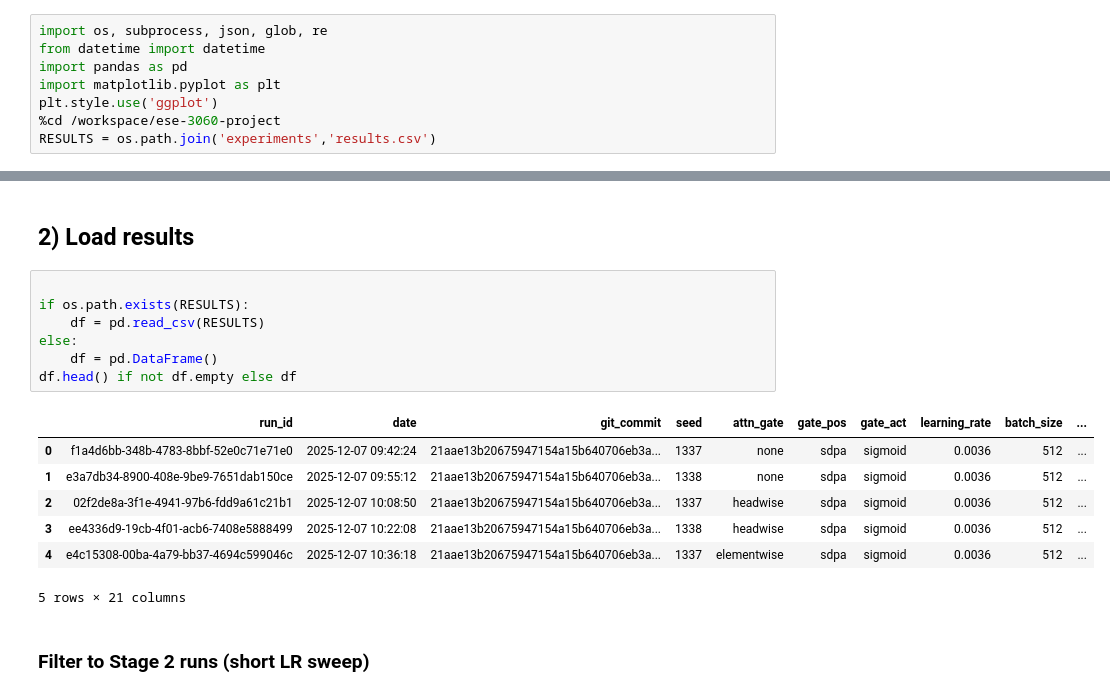
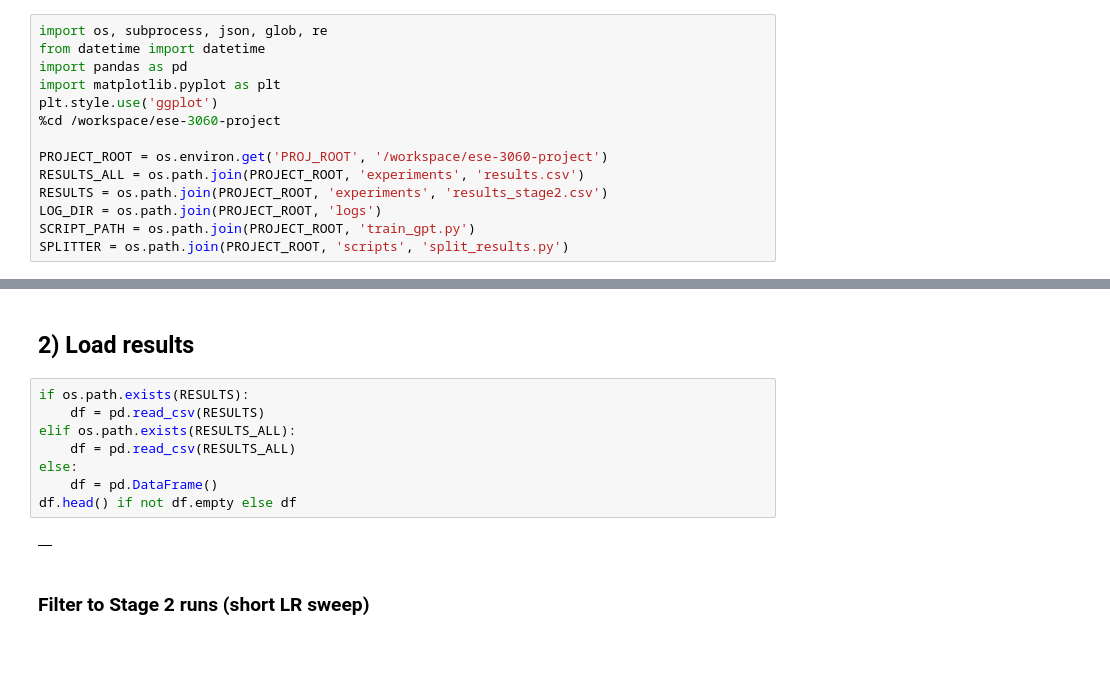
Before and after one commit to MoodyMarshmallow/nano-gpt-speedrun, a Jupyter notebook: notebooks/stage2_lr_sweep.ipynb, the cells around one changed output, grey strips where cells are left out. Drawn from its saved outputs; the diff is of its cells as text; blank space fills up the shorter version.

Commit message:
Check stage 2 results and stage 2.5 prep

```diff
--- a/notebooks/stage2_lr_sweep.ipynb
+++ b/notebooks/stage2_lr_sweep.ipynb
@@ -20,5 +20,11 @@ import pandas as pd
 import matplotlib.pyplot as plt
 plt.style.use('ggplot')
 %cd /workspace/ese-3060-project
-RESULTS = os.path.join('experiments','results.csv')
+
+PROJECT_ROOT = os.environ.get('PROJ_ROOT', '/workspace/ese-3060-project')
+RESULTS_ALL = os.path.join(PROJECT_ROOT, 'experiments', 'results.csv')
+RESULTS = os.path.join(PROJECT_ROOT, 'experiments', 'results_stage2.csv')
+LOG_DIR = os.path.join(PROJECT_ROOT, 'logs')
+SCRIPT_PATH = os.path.join(PROJECT_ROOT, 'train_gpt.py')
+SPLITTER = os.path.join(PROJECT_ROOT, 'scripts', 'split_results.py')
 # %% [output]
@@ -107,19 +114,14 @@ step:84/800 train_loss:6.0069 train_time:290
 # %% [markdown]
 ## 2) Load results
 # %%
-
 if os.path.exists(RESULTS):
     df = pd.read_csv(RESULTS)
+elif os.path.exists(RESULTS_ALL):
+    df = pd.read_csv(RESULTS_ALL)
 else:
     df = pd.DataFrame()
 df.head() if not df.empty else df
 # %% [output]
-|  | run_id | date | git_commit | seed | attn_gate | gate_pos | gate_act | learning_rate | batch_size | ... |
-| 0 | f1a4d6bb-348b-4783-8bbf-52e0c71e71e0 | 2025-12-07 09:42:24 | 21aae13b20675947154a15b640706eb3a... | 1337 | none | sdpa | sigmoid | 0.0036 | 512 | ... |
-| 1 | e3a7db34-8900-408e-9be9-7651dab150ce | 2025-12-07 09:55:12 | 21aae13b20675947154a15b640706eb3a... | 1338 | none | sdpa | sigmoid | 0.0036 | 512 | ... |
-| 2 | 02f2de8a-3f1e-4941-97b6-fdd9a61c21b1 | 2025-12-07 10:08:50 | 21aae13b20675947154a15b640706eb3a... | 1337 | headwise | sdpa | sigmoid | 0.0036 | 512 | ... |
-| 3 | ee4336d9-19cb-4f01-acb6-7408e5888499 | 2025-12-07 10:22:08 | 21aae13b20675947154a15b640706eb3a... | 1338 | headwise | sdpa | sigmoid | 0.0036 | 512 | ... |
-| 4 | e4c15308-00ba-4a79-bb37-4694c599046c | 2025-12-07 10:36:18 | 21aae13b20675947154a15b640706eb3a... | 1337 | elementwise | sdpa | sigmoid | 0.0036 | 512 | ... |
+|  |
-5 rows × 21 columns
 # %% [markdown]
 ### Filter to Stage 2 runs (short LR sweep)
```
Also changed, not shown: parts of 5 cells of this notebook, 11 other files.
